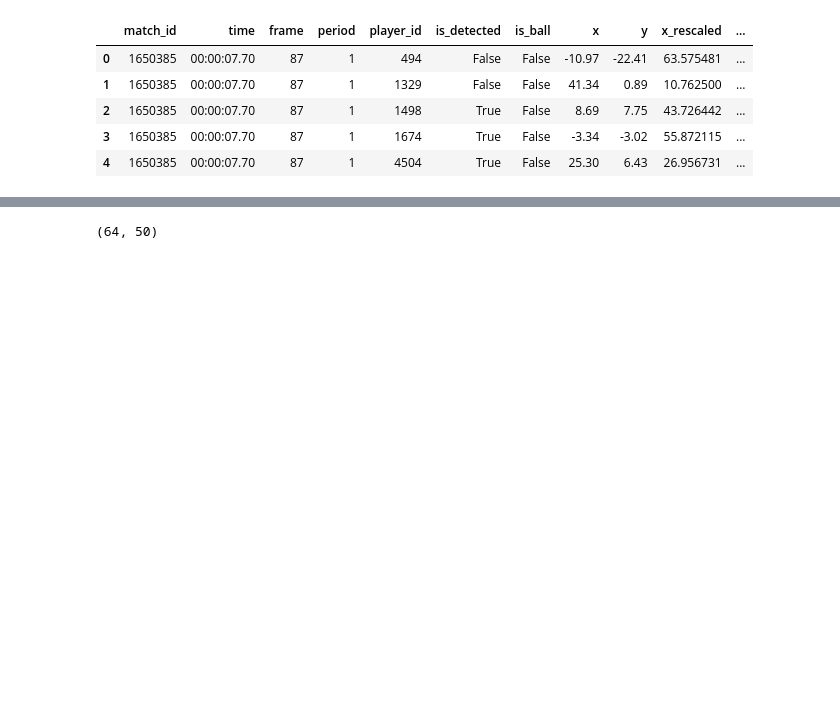
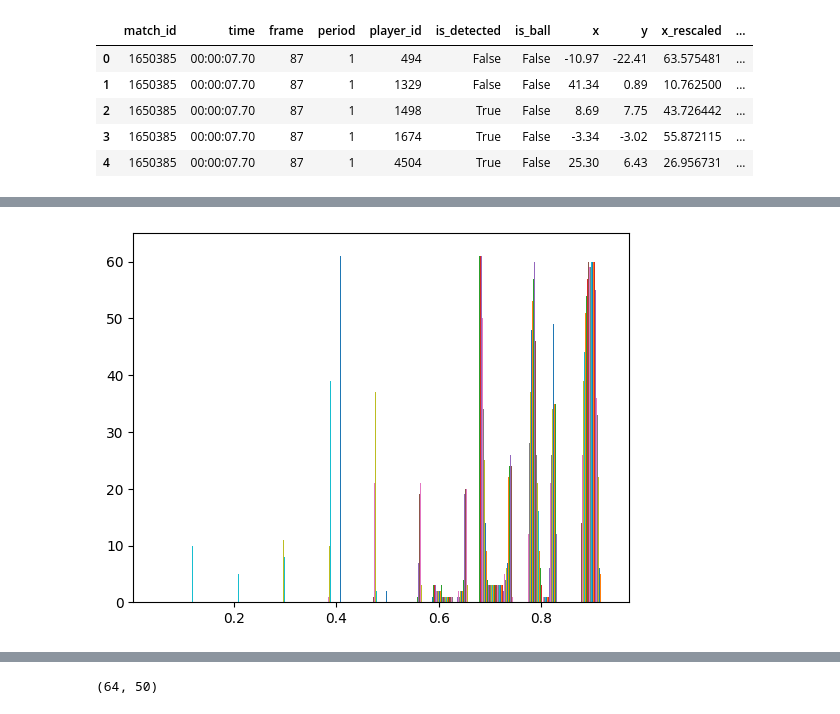
Before and after one commit to TustiWutsi/player_pitch_control_clustering, a Jupyter notebook: individual_pitch_control_clustering.ipynb, the cells around one changed output, grey strips where cells are left out. Drawn from its saved outputs; the diff is of its cells as text; code cells hidden in the pictures; blank space fills up the shorter version.

```diff
--- a/individual_pitch_control_clustering.ipynb
+++ b/individual_pitch_control_clustering.ipynb
@@ -1808,0 +1866,4 @@ probs_smooth = predict_and_plot_frame(
+# %%
+plt.hist(probs);
+# %% [output]
+[figure, added]
```
Also changed, not shown: parts of 23 cells of this notebook, 3 other files.
